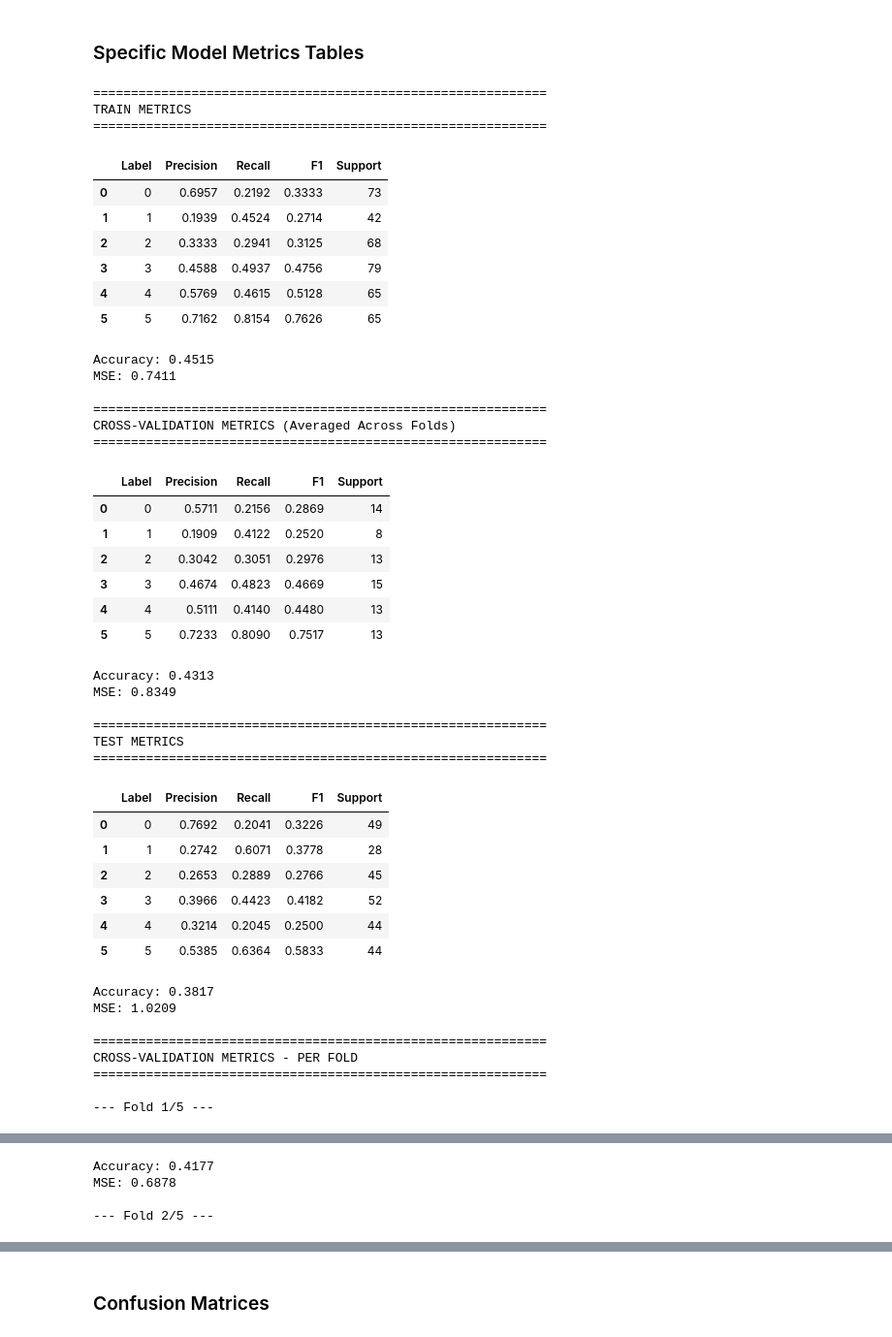
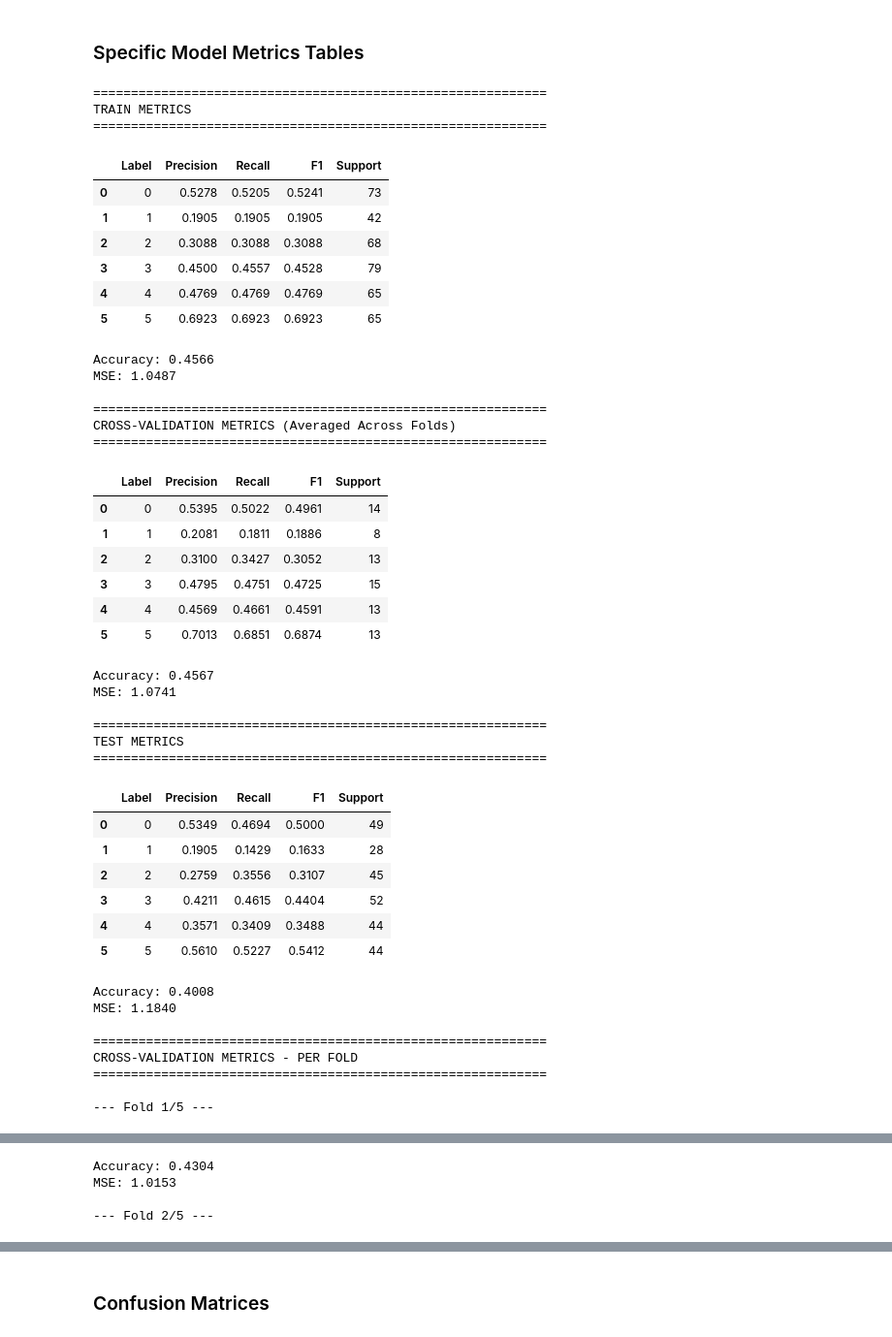
Before and after one commit to itzTerra/vis-desc, a Jupyter notebook: modules/lab/src/evaluation/nli/nli.ipynb, the cells around one changed output, grey strips where cells are left out. Shown at 97% size. Cells and saved outputs as stored; diff of their text form; code cells hidden in the pictures.

```diff
--- a/modules/lab/src/evaluation/nli/nli.ipynb
+++ b/modules/lab/src/evaluation/nli/nli.ipynb
@@ -279,0 +338,3 @@ Model: richardr1126/roberta-base-zeroshot-v2.0-c-ONNX
+# %%
+SELECTED_CONFIG_IDX = 34
+print(f"Selected configuration: {config_names[SELECTED_CONFIG_IDX]}")
@@ -280,47 +343,61 @@ Model: richardr1126/roberta-base-zeroshot-v2.0-c-ONNX
 # %% [markdown]
 ### Specific Model Metrics Tables
 # %%
-if aggregated_models:
-    vis_specific_model_tables(aggregated_models[0])
+filtered_score_data_specific = [
+    sd for sd in score_data if sd.config_id == SELECTED_CONFIG_IDX
+]
+if filtered_score_data_specific:
+    sd_specific = filtered_score_data_specific[0]
+    specific_model = nli_scores_to_core(
+        sd_specific.train_scores,
+        sd_specific.y_train,
+        sd_specific.test_scores,
+        sd_specific.y_test,
+        model_name=sd_specific.model_name,
+        calibration_method=Q2QCalibration,
+    )
+    vis_specific_model_tables(specific_model)
+else:
+    print(f"No models found for configuration {SELECTED_CONFIG_IDX}")
 # %% [output]
 ============================================================
 TRAIN METRICS
 ============================================================
 |  | Label | Precision | Recall | F1 | Support |
-| 0 | 0 | 0.6957 | 0.2192 | 0.3333 | 73 |
-| 1 | 1 | 0.1939 | 0.4524 | 0.2714 | 42 |
-| 2 | 2 | 0.3333 | 0.2941 | 0.3125 | 68 |
-| 3 | 3 | 0.4588 | 0.4937 | 0.4756 | 79 |
-| 4 | 4 | 0.5769 | 0.4615 | 0.5128 | 65 |
-| 5 | 5 | 0.7162 | 0.8154 | 0.7626 | 65 |
+| 0 | 0 | 0.5278 | 0.5205 | 0.5241 | 73 |
+| 1 | 1 | 0.1905 | 0.1905 | 0.1905 | 42 |
+| 2 | 2 | 0.3088 | 0.3088 | 0.3088 | 68 |
+| 3 | 3 | 0.4500 | 0.4557 | 0.4528 | 79 |
+| 4 | 4 | 0.4769 | 0.4769 | 0.4769 | 65 |
+| 5 | 5 | 0.6923 | 0.6923 | 0.6923 | 65 |
-Accuracy: 0.4515
-MSE: 0.7411
+Accuracy: 0.4566
+MSE: 1.0487
 
 ============================================================
 CROSS-VALIDATION METRICS (Averaged Across Folds)
 ============================================================
 |  | Label | Precision | Recall | F1 | Support |
-| 0 | 0 | 0.5711 | 0.2156 | 0.2869 | 14 |
-| 1 | 1 | 0.1909 | 0.4122 | 0.2520 | 8 |
-| 2 | 2 | 0.3042 | 0.3051 | 0.2976 | 13 |
-| 3 | 3 | 0.4674 | 0.4823 | 0.4669 | 15 |
-| 4 | 4 | 0.5111 | 0.4140 | 0.4480 | 13 |
-| 5 | 5 | 0.7233 | 0.8090 | 0.7517 | 13 |
+| 0 | 0 | 0.5395 | 0.5022 | 0.4961 | 14 |
+| 1 | 1 | 0.2081 | 0.1811 | 0.1886 | 8 |
+| 2 | 2 | 0.3100 | 0.3427 | 0.3052 | 13 |
+| 3 | 3 | 0.4795 | 0.4751 | 0.4725 | 15 |
+| 4 | 4 | 0.4569 | 0.4661 | 0.4591 | 13 |
+| 5 | 5 | 0.7013 | 0.6851 | 0.6874 | 13 |
-Accuracy: 0.4313
-MSE: 0.8349
+Accuracy: 0.4567
+MSE: 1.0741
 
 ============================================================
 TEST METRICS
 ============================================================
 |  | Label | Precision | Recall | F1 | Support |
-| 0 | 0 | 0.7692 | 0.2041 | 0.3226 | 49 |
-| 1 | 1 | 0.2742 | 0.6071 | 0.3778 | 28 |
-| 2 | 2 | 0.2653 | 0.2889 | 0.2766 | 45 |
-| 3 | 3 | 0.3966 | 0.4423 | 0.4182 | 52 |
-| 4 | 4 | 0.3214 | 0.2045 | 0.2500 | 44 |
-| 5 | 5 | 0.5385 | 0.6364 | 0.5833 | 44 |
+| 0 | 0 | 0.5349 | 0.4694 | 0.5000 | 49 |
+| 1 | 1 | 0.1905 | 0.1429 | 0.1633 | 28 |
+| 2 | 2 | 0.2759 | 0.3556 | 0.3107 | 45 |
+| 3 | 3 | 0.4211 | 0.4615 | 0.4404 | 52 |
+| 4 | 4 | 0.3571 | 0.3409 | 0.3488 | 44 |
+| 5 | 5 | 0.5610 | 0.5227 | 0.5412 | 44 |
-Accuracy: 0.3817
-MSE: 1.0209
+Accuracy: 0.4008
+MSE: 1.1840
 
 ============================================================
 CROSS-VALIDATION METRICS - PER FOLD
@@ -337,5 +414,5 @@ CROSS-VALIDATION METRICS - PER FOLD
-Accuracy: 0.4177
-MSE: 0.6878
+Accuracy: 0.4304
+MSE: 1.0153
 
 --- Fold 2/5 ---
 |  | Label | Precision | Recall | F1 | Support |
```
Also changed, not shown: parts of 13 cells of this notebook, 57 other files.
